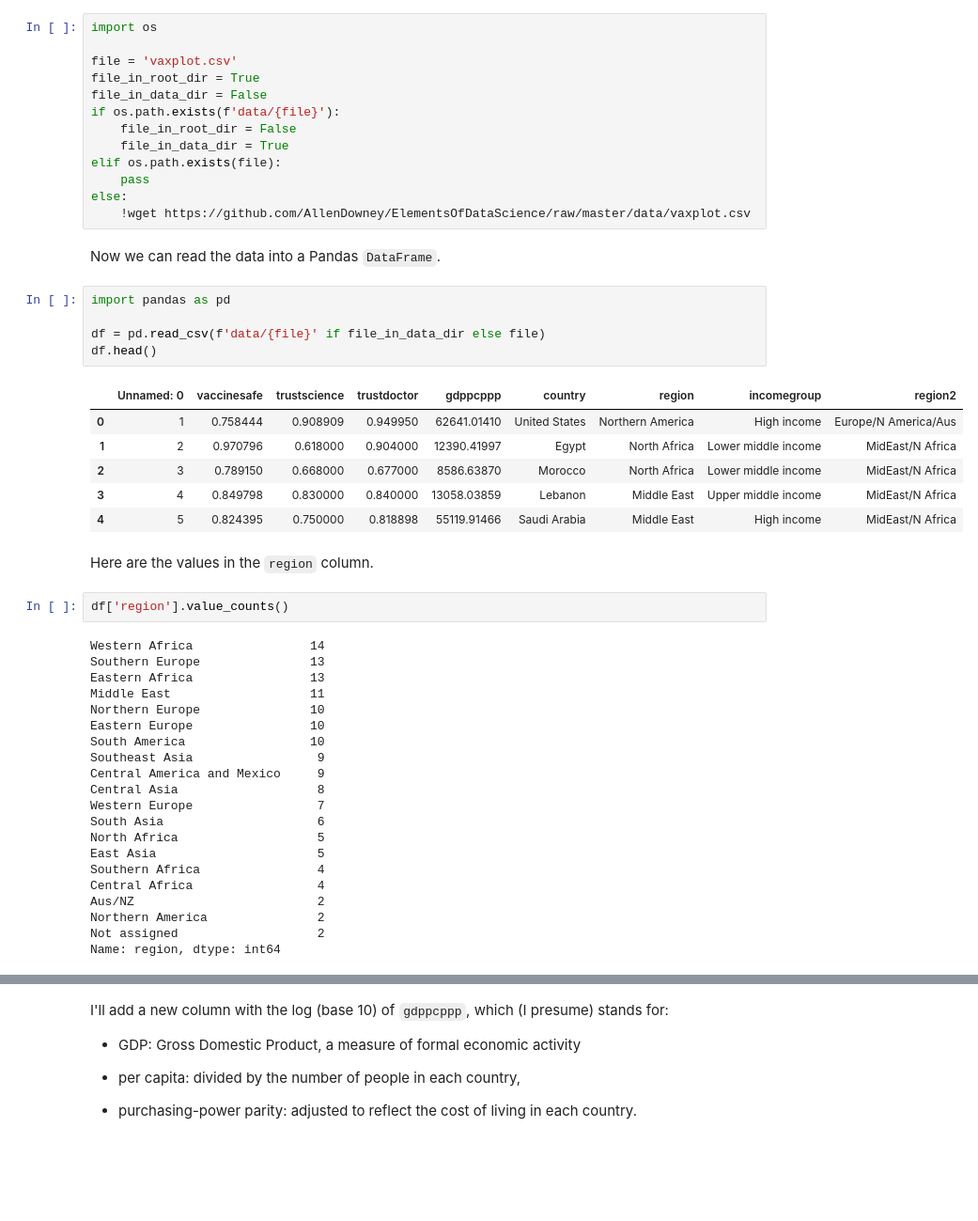
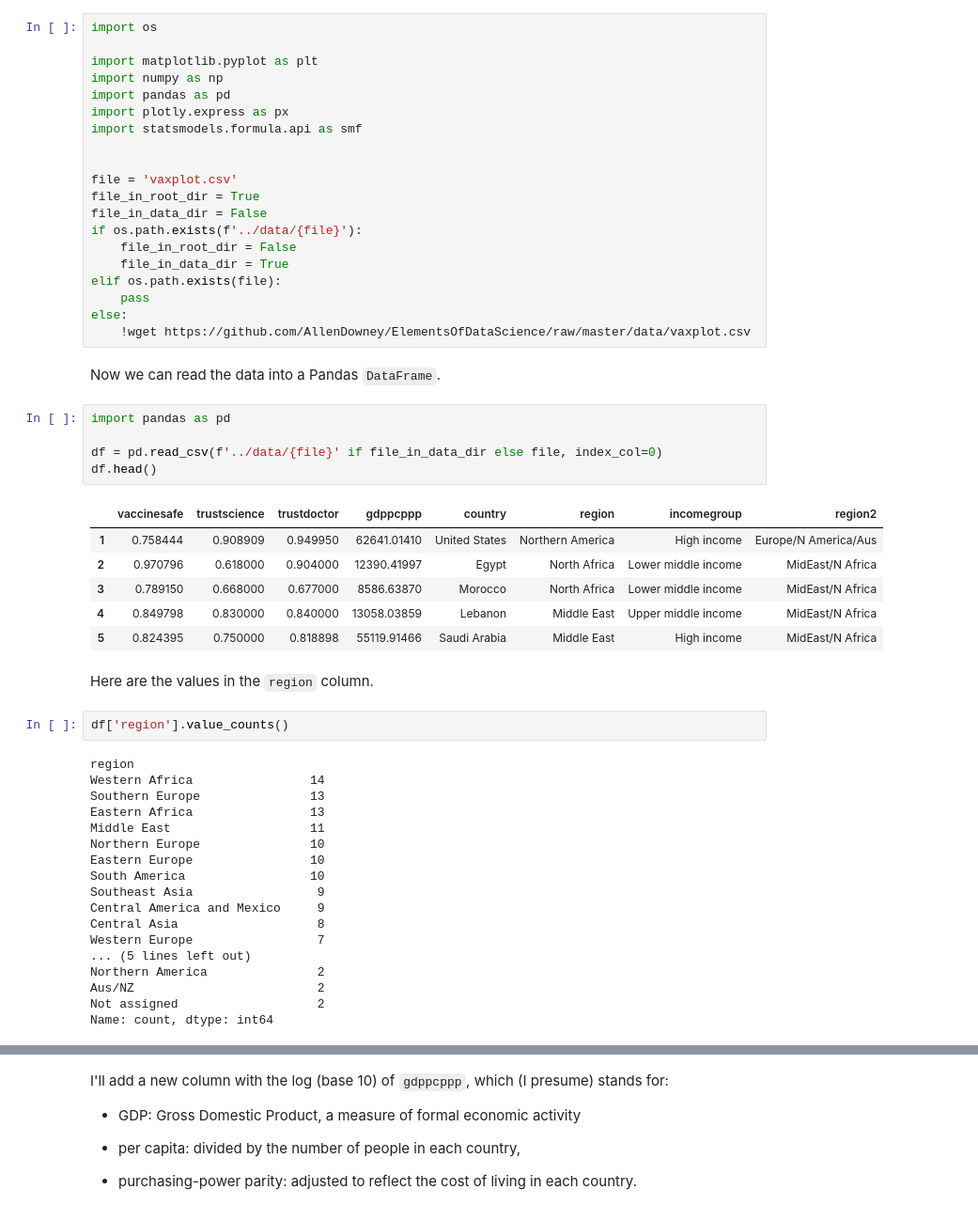
Before and after one commit to tiniacoleyba/ElementsOfDataScience, a Jupyter notebook: examples/vaccine.ipynb, the cells around one changed output, grey strips where cells are left out. Shown at 94% size. Drawn from its saved outputs; the diff is of its cells as text; blank space fills up the shorter version.

```diff
--- a/examples/vaccine.ipynb
+++ b/examples/vaccine.ipynb
@@ -17,11 +41,18 @@ Thanks to a friend at *The Economist*, I obtained the data used to generate the
 The following cell downloads the data:
 # %%
 import os
+
+import matplotlib.pyplot as plt
+import numpy as np
+import pandas as pd
+import plotly.express as px
+import statsmodels.formula.api as smf
+
 
 file = 'vaxplot.csv'
 file_in_root_dir = True
 file_in_data_dir = False
-if os.path.exists(f'data/{file}'):
+if os.path.exists(f'../data/{file}'):
     file_in_root_dir = False
     file_in_data_dir = True
 elif os.path.exists(file):
@@ -33,20 +64,21 @@ Now we can read the data into a Pandas `DataFrame`.
 # %%
 import pandas as pd
 
-df = pd.read_csv(f'data/{file}' if file_in_data_dir else file)
+df = pd.read_csv(f'../data/{file}' if file_in_data_dir else file, index_col=0)
 df.head()
 # %% [output]
-|  | Unnamed: 0 | vaccinesafe | trustscience | trustdoctor | gdppcppp | country | region | incomegroup | region2 |
-| 0 | 1 | 0.758444 | 0.908909 | 0.949950 | 62641.01410 | United States | Northern America | High income | Europe/N America/Aus |
-| 1 | 2 | 0.970796 | 0.618000 | 0.904000 | 12390.41997 | Egypt | North Africa | Lower middle income | MidEast/N Africa |
-| 2 | 3 | 0.789150 | 0.668000 | 0.677000 | 8586.63870 | Morocco | North Africa | Lower middle income | MidEast/N Africa |
-| 3 | 4 | 0.849798 | 0.830000 | 0.840000 | 13058.03859 | Lebanon | Middle East | Upper middle income | MidEast/N Africa |
-| 4 | 5 | 0.824395 | 0.750000 | 0.818898 | 55119.91466 | Saudi Arabia | Middle East | High income | MidEast/N Africa |
+|  | vaccinesafe | trustscience | trustdoctor | gdppcppp | country | region | incomegroup | region2 |
+| 1 | 0.758444 | 0.908909 | 0.949950 | 62641.01410 | United States | Northern America | High income | Europe/N America/Aus |
+| 2 | 0.970796 | 0.618000 | 0.904000 | 12390.41997 | Egypt | North Africa | Lower middle income | MidEast/N Africa |
+| 3 | 0.789150 | 0.668000 | 0.677000 | 8586.63870 | Morocco | North Africa | Lower middle income | MidEast/N Africa |
+| 4 | 0.849798 | 0.830000 | 0.840000 | 13058.03859 | Lebanon | Middle East | Upper middle income | MidEast/N Africa |
+| 5 | 0.824395 | 0.750000 | 0.818898 | 55119.91466 | Saudi Arabia | Middle East | High income | MidEast/N Africa |
 # %% [markdown]
 Here are the values in the `region` column.
 # %%
 df['region'].value_counts()
 # %% [output]
+region
 Western Africa                14
 Southern Europe               13
 Eastern Africa                13
@@ -58,12 +90,8 @@ Southeast Asia                 9
 Central America and Mexico     9
 Central Asia                   8
 Western Europe                 7
-South Asia                     6
-North Africa                   5
-East Asia                      5
-Southern Africa                4
-Central Africa                 4
+... (5 lines left out)
+Northern America               2
 Aus/NZ                         2
-Northern America               2
 Not assigned                   2
-Name: region, dtype: int64
+Name: count, dtype: int64
```
Also changed, not shown: parts of 19 cells of this notebook.
